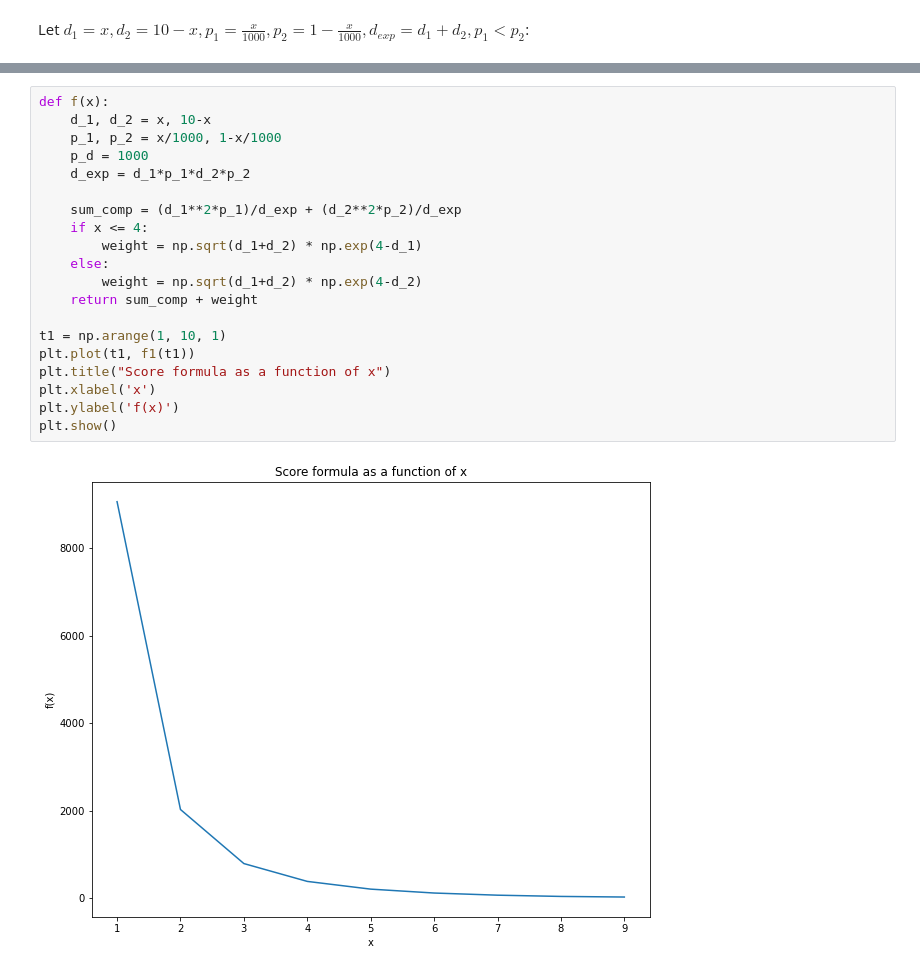
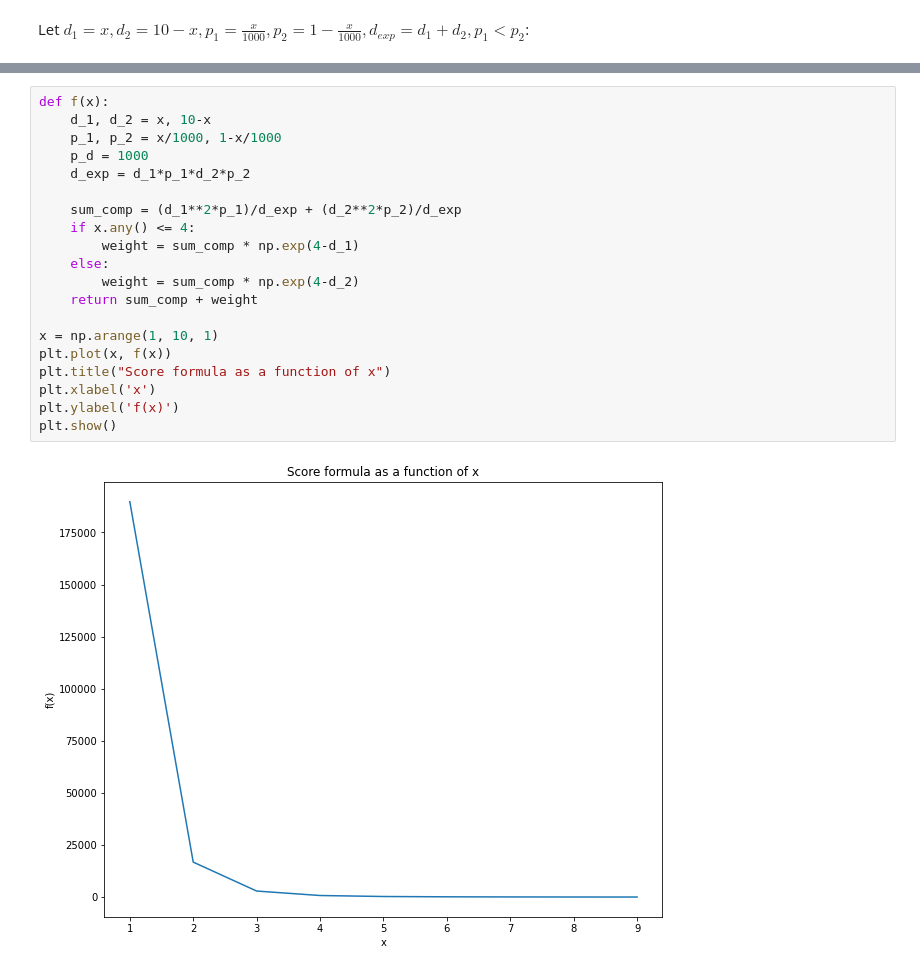
Before and after one commit to andrew-yin/rw-on-rg, a Jupyter notebook: predict_EDP.ipynb, the cells around one changed output, grey strips where cells are left out. Saved outputs shown, nothing was run; the diff lists cells and outputs as text.

```diff
--- a/predict_EDP.ipynb
+++ b/predict_EDP.ipynb
@@ -281,22 +278,22 @@ $\displaystyle \frac{x^{3}}{10000} + \frac{\left(1 - \frac{x}{1000}\right) \left
 # %%
 def f(x):
     d_1, d_2 = x, 10-x
     p_1, p_2 = x/1000, 1-x/1000
     p_d = 1000
     d_exp = d_1*p_1*d_2*p_2
 
     sum_comp = (d_1**2*p_1)/d_exp + (d_2**2*p_2)/d_exp
-    if x <= 4:
-        weight = np.sqrt(d_1+d_2) * np.exp(4-d_1)
+    if x.any() <= 4:
+        weight = sum_comp * np.exp(4-d_1)
     else:
-        weight = np.sqrt(d_1+d_2) * np.exp(4-d_2)
+        weight = sum_comp * np.exp(4-d_2)
     return sum_comp + weight
 
-t1 = np.arange(1, 10, 1)
-plt.plot(t1, f1(t1))
+x = np.arange(1, 10, 1)
+plt.plot(x, f(x))
 plt.title("Score formula as a function of x")
 plt.xlabel('x')
 plt.ylabel('f(x)')
 plt.show()
 # %% [output]
-[figure, old version]
+[figure, new version]
```
Also changed, not shown: parts of 12 cells of this notebook.
